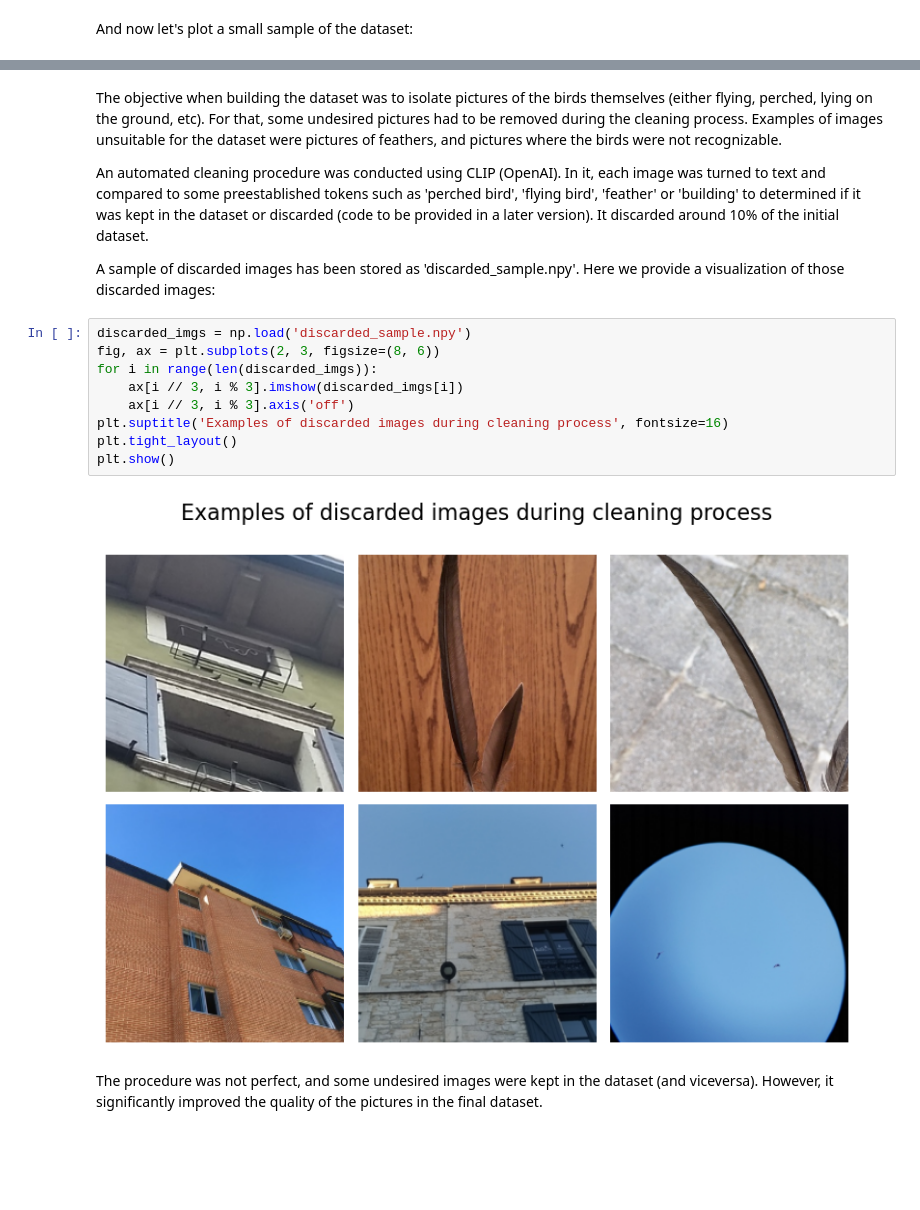
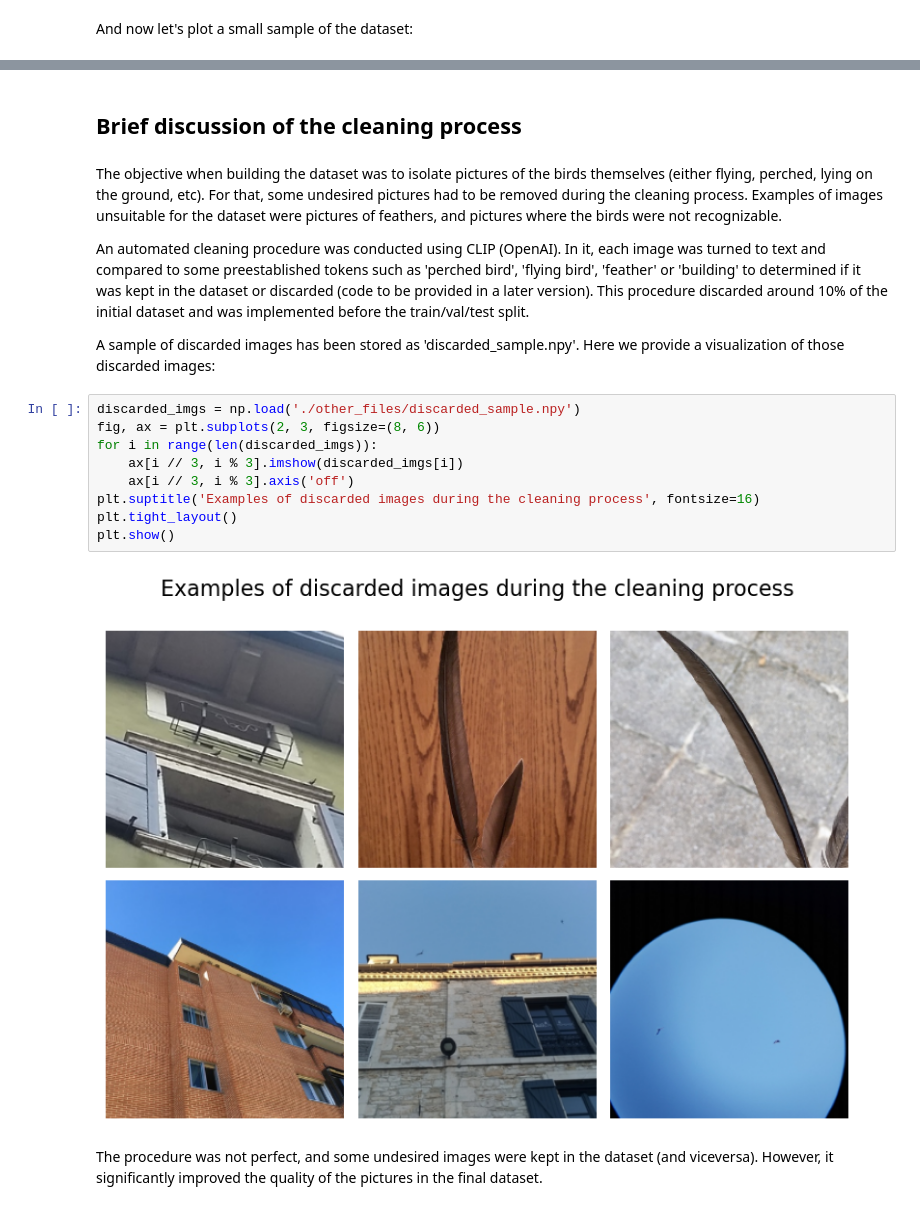
Before and after one commit to jgbeni/BirdPics, a Jupyter notebook: N1_download_dataset.ipynb, the cells around one changed output, grey strips where cells are left out. Drawn from its saved outputs; the diff is of its cells as text; blank space fills up the shorter version.

```diff
--- a/N1_download_dataset.ipynb
+++ b/N1_download_dataset.ipynb
@@ -113,19 +117,21 @@ plt.show()
+# %% [markdown]
+## Brief discussion of the cleaning process
 # %% [markdown]
 The objective when building the dataset was to isolate pictures of the birds themselves (either flying, perched, lying on the ground, etc). For that, some undesired pictures had to be removed during the cleaning process. Examples of images unsuitable for the dataset were pictures of feathers, and pictures where the birds were not recognizable.
 
-An automated cleaning procedure was conducted using CLIP (OpenAI). In it, each image was turned to text and compared to some preestablished tokens such as 'perched bird', 'flying bird', 'feather' or 'building' to determined if it was kept in the dataset or discarded (code to be provided in a later version). It discarded around 10% of the initial dataset.
+An automated cleaning procedure was conducted using CLIP (OpenAI). In it, each image was turned to text and compared to some preestablished tokens such as 'perched bird', 'flying bird', 'feather' or 'building' to determined if it was kept in the dataset or discarded (code to be provided in a later version). This procedure discarded around 10% of the initial dataset and was implemented before the train/val/test split.
 
 A sample of discarded images has been stored as 'discarded_sample.npy'. Here we provide a visualization of those discarded images:
 # %%
-discarded_imgs = np.load('discarded_sample.npy')
+discarded_imgs = np.load('./other_files/discarded_sample.npy')
 fig, ax = plt.subplots(2, 3, figsize=(8, 6))
 for i in range(len(discarded_imgs)):
     ax[i // 3, i % 3].imshow(discarded_imgs[i])
     ax[i // 3, i % 3].axis('off')
-plt.suptitle('Examples of discarded images during cleaning process', fontsize=16)
+plt.suptitle('Examples of discarded images during the cleaning process', fontsize=16)
 plt.tight_layout()
 plt.show()
 # %% [output]
-[figure, old version]
+[figure, new version]
 # %% [markdown]
 The procedure was not perfect, and some undesired images were kept in the dataset (and viceversa). However, it significantly improved the quality of the pictures in the final dataset.
```
Also changed, not shown: parts of 7 cells of this notebook, 1 other file.
